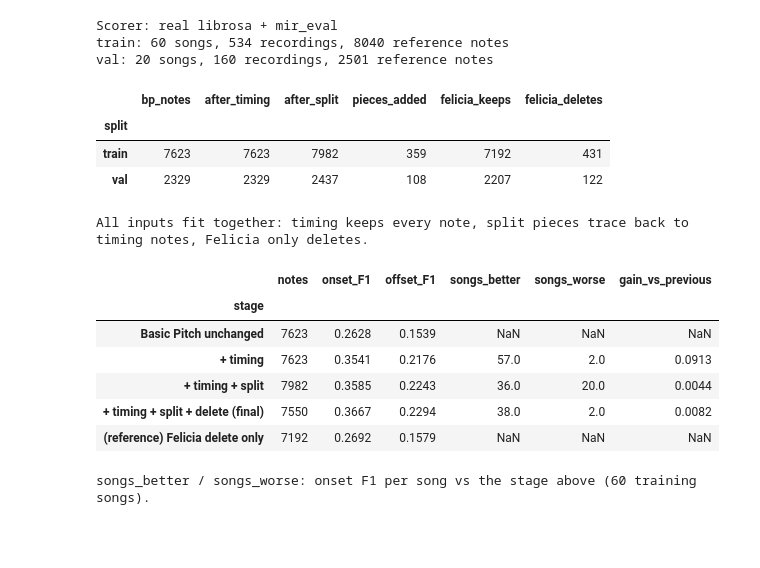
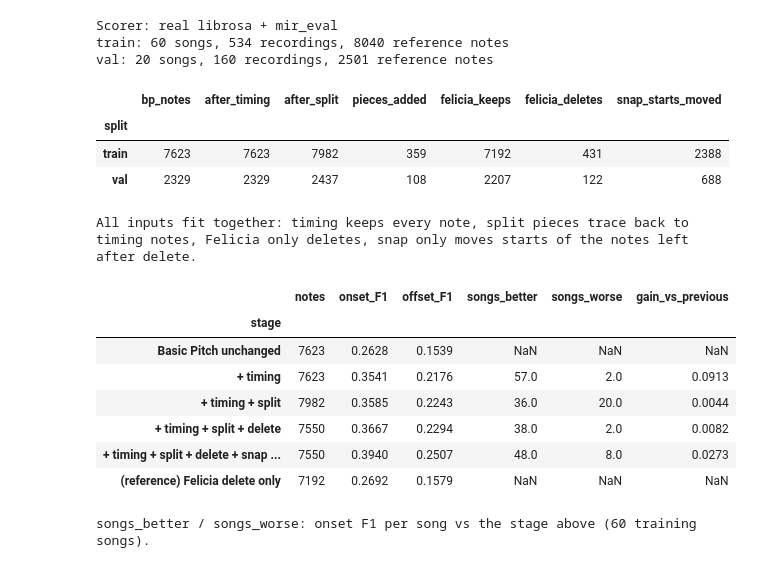
Before and after one commit to feliciaor2024-arch/Scoretify-Project, a Jupyter notebook: notebooks/correction_handover/combined_correction_system.ipynb, the cells around one changed output. Drawn from its saved outputs; the diff is of its cells as text; code cells hidden in the pictures; blank space fills up the shorter version.

```diff
--- a/notebooks/correction_handover/combined_correction_system.ipynb
+++ b/notebooks/correction_handover/combined_correction_system.ipynb
@@ -65,42 +69,49 @@ val: 20 songs, 160 recordings, 2501 reference notes
 FILES = {'train': dict(bp=DATA / 'train_features.csv',
                        timing=EXPORTS / 'le_xin_timing_rf_audio_pitch_v2_nestedgate.csv',
                        split=EXPORTS / 'le_xin_split_train_oof_v1.csv',
-                       delete=EXPORTS / 'felicia_false_corrected_train_oof_v2_exploratory.csv'),
+                       delete=EXPORTS / 'felicia_false_corrected_train_oof_v2_exploratory.csv',
+                       snap=EXPORTS / 'le_xin_snap_train_oof_v1.csv'),
          'val':   dict(bp=DATA / 'val_features.csv',
                        timing=EXPORTS / 'le_xin_timing_val_rf_audio_pitch.csv',
                        split=EXPORTS / 'le_xin_split_val_v1.csv',
-                       delete=EXPORTS / 'felicia_false_corrected_val_v2_exploratory.csv')}
+                       delete=EXPORTS / 'felicia_false_corrected_val_v2_exploratory.csv',
+                       snap=EXPORTS / 'le_xin_snap_val_v1.csv')}
 original_id = lambda ids: ids.str.split('~').str[0]          # 'abc:n00006~1' -> 'abc:n00006'
 
 tables, checks = {}, []
 for split, files in FILES.items():
     t = {name: read(path) for name, path in files.items()}
     t['bp'] = t['bp'][cu.NOTE_COLUMNS]
     bp = t['bp'].set_index('note_id')
     for name, table in t.items():
         cu.validate_notes(table, MANIFEST[split])            # complete, well-formed note table for this split
     # timing: same notes as Basic Pitch, only start/end moved
     assert t['timing'].note_id.tolist() == t['bp'].note_id.tolist()
     assert np.array_equal(t['timing'].pitch, t['bp'].pitch)
     # split: every piece comes from a timing note, and every timing note is still there
     assert set(original_id(t['split'].note_id)) == set(t['timing'].note_id)
     # delete: Felicia only removes Basic Pitch notes; kept notes are unchanged
     kept = t['delete'].set_index('note_id')
     assert kept.index.isin(bp.index).all()
     assert np.allclose(kept[['start', 'end', 'pitch']], bp.loc[kept.index, ['start', 'end', 'pitch']])
+    # snap: exactly the notes left after delete, in the same order; only starts moved
+    after_delete = t['split'][original_id(t['split'].note_id).isin(kept.index)].reset_index(drop=True)
+    assert t['snap'].note_id.tolist() == after_delete.note_id.tolist()
+    assert np.allclose(t['snap'][['end', 'pitch']], after_delete[['end', 'pitch']])
+    starts_moved = int((np.abs(t['snap'].start - after_delete.start) > 1e-9).sum())
     tables[split] = t
     checks.append(dict(split=split, bp_notes=len(t['bp']), after_timing=len(t['timing']),
                        after_split=len(t['split']), pieces_added=len(t['split']) - len(t['timing']),
-                       felicia_keeps=len(kept), felicia_deletes=len(t['bp']) - len(kept)))
+                       felicia_keeps=len(kept), felicia_deletes=len(t['bp']) - len(kept), snap_starts_moved=starts_moved))
 display(pd.DataFrame(checks).set_index('split'))
 print('All inputs fit together: timing keeps every note, split pieces trace back to timing notes, '
-      'Felicia only deletes.')
+      'Felicia only deletes, snap only moves starts of the notes left after delete.')
 # %% [output]
-|  | bp_notes | after_timing | after_split | pieces_added | felicia_keeps | felicia_deletes |
-| split |  |  |  |  |  |  |
-| train | 7623 | 7623 | 7982 | 359 | 7192 | 431 |
-| val | 2329 | 2329 | 2437 | 108 | 2207 | 122 |
+|  | bp_notes | after_timing | after_split | pieces_added | felicia_keeps | felicia_deletes | snap_starts_moved |
+| split |  |  |  |  |  |  |  |
+| train | 7623 | 7623 | 7982 | 359 | 7192 | 431 | 2388 |
+| val | 2329 | 2329 | 2437 | 108 | 2207 | 122 | 688 |
-All inputs fit together: timing keeps every note, split pieces trace back to timing notes, Felicia only deletes.
+All inputs fit together: timing keeps every note, split pieces trace back to timing notes, Felicia only deletes, snap only moves starts of the notes left after delete.
 # %%
 # Step 2: run the chain on the training songs (all out-of-fold by song) and score after every stage
 def apply_delete(table, kept_ids):
@@ -113,7 +124,8 @@ def chain(split):
     return {'Basic Pitch unchanged':              t['bp'],
             '+ timing':                           t['timing'],
             '+ timing + split':                   t['split'],
-            '+ timing + split + delete (final)':  apply_delete(t['split'], set(t['delete']['note_id']))}
+            '+ timing + split + delete':          apply_delete(t['split'], set(t['delete']['note_id'])),
+            '+ timing + split + delete + snap (final)': t['snap']}
 
 def score_stages(split, stages, extra=None):
     """Onset/offset F1 (song-macro, every recording) after each stage, and songs better/worse than the stage before."""
@@ -147,7 +159,8 @@ print('songs_better / songs_worse: onset F1 per song vs the stage above (60 trai
 | Basic Pitch unchanged | 7623 | 0.2628 | 0.1539 | NaN | NaN | NaN |
 | + timing | 7623 | 0.3541 | 0.2176 | 57.0 | 2.0 | 0.0913 |
 | + timing + split | 7982 | 0.3585 | 0.2243 | 36.0 | 20.0 | 0.0044 |
-| + timing + split + delete (final) | 7550 | 0.3667 | 0.2294 | 38.0 | 2.0 | 0.0082 |
+| + timing + split + delete | 7550 | 0.3667 | 0.2294 | 38.0 | 2.0 | 0.0082 |
+| + timing + split + delete + snap ... | 7550 | 0.3940 | 0.2507 | 48.0 | 8.0 | 0.0273 |
 | (reference) Felicia delete only | 7192 | 0.2692 | 0.1579 | NaN | NaN | NaN |
 songs_better / songs_worse: onset F1 per song vs the stage above (60 training songs).
 # %%
```
Also changed, not shown: parts of 3 cells of this notebook, 11 other files.
